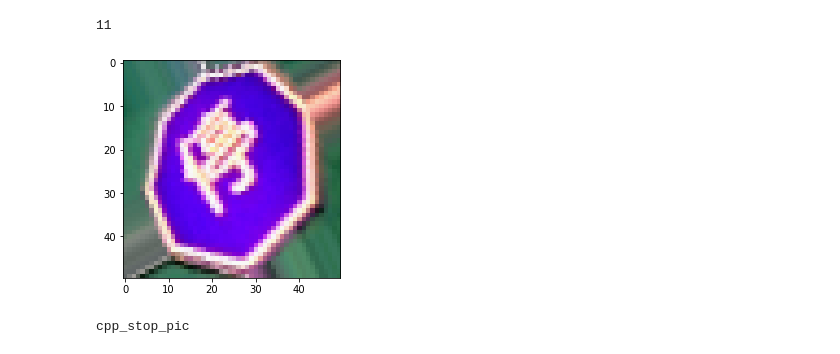
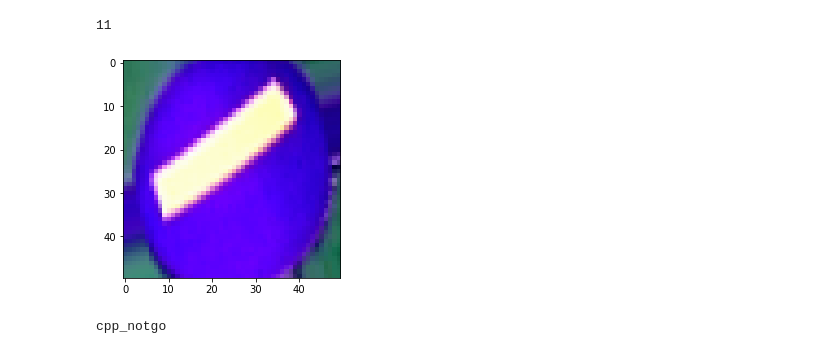
Before and after one commit to wilicw/ntust-embedded-car, a Jupyter notebook: carNN/car.ipynb, the cells around one changed output. Cells and saved outputs as stored; diff of their text form; code cells hidden in the pictures.

```diff
--- a/carNN/car.ipynb
+++ b/carNN/car.ipynb
@@ -36,23 +38,23 @@ len(classifications)
 # %%
 datagen = ImageDataGenerator(
     rescale = 1.0/255.0,
     featurewise_center=True,
     featurewise_std_normalization=True,
     channel_shift_range=10,
     shear_range=0.2,
     zoom_range=0.2,
     rotation_range=30,
 )
 
-data = datagen.flow(x_train, y_train, batch_size=32)
+data = datagen.flow(x_train, y_train, batch_size=64)
 
-n = 16
+n = 2
 plt.imshow(data[n][0][0])
 plt.show()
 print(classifications[np.where(data[n][1][0]==1)[0][0]])
 # %% [output]
-[figure, old version]
+[figure, new version]
-cpp_stop_pic
+cpp_notgo
 # %%
 model = None
 model = Sequential([
```
Also changed, not shown: parts of 6 cells of this notebook.
